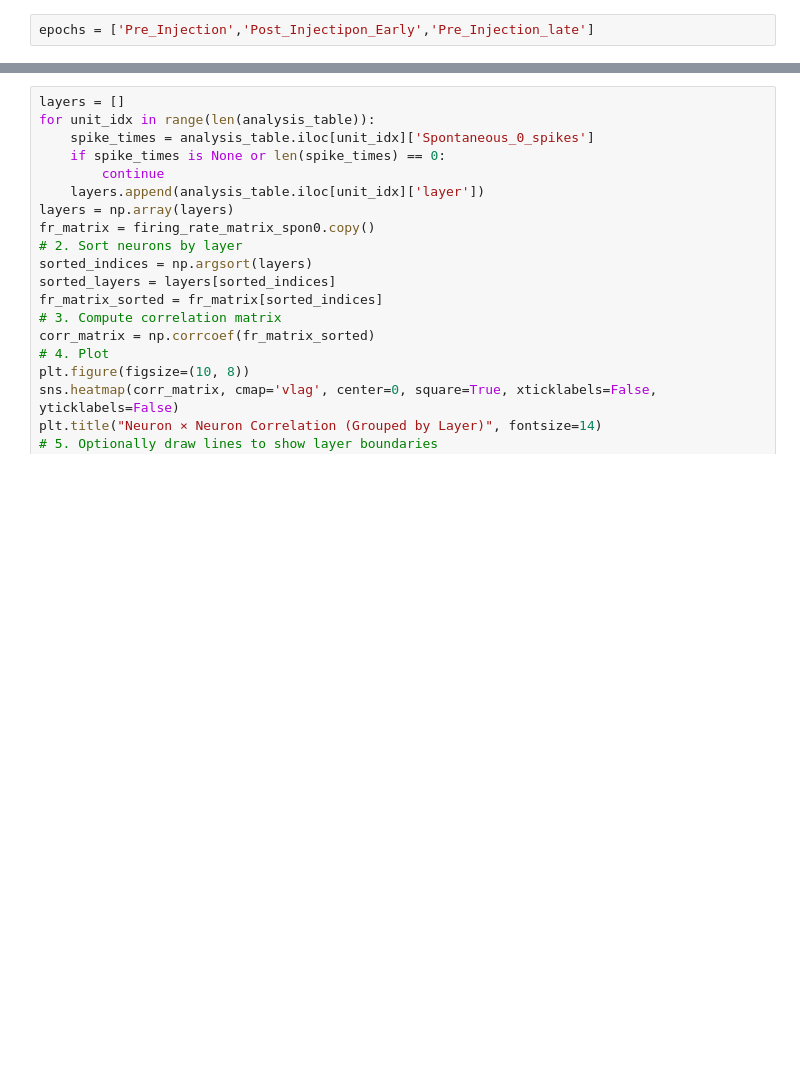
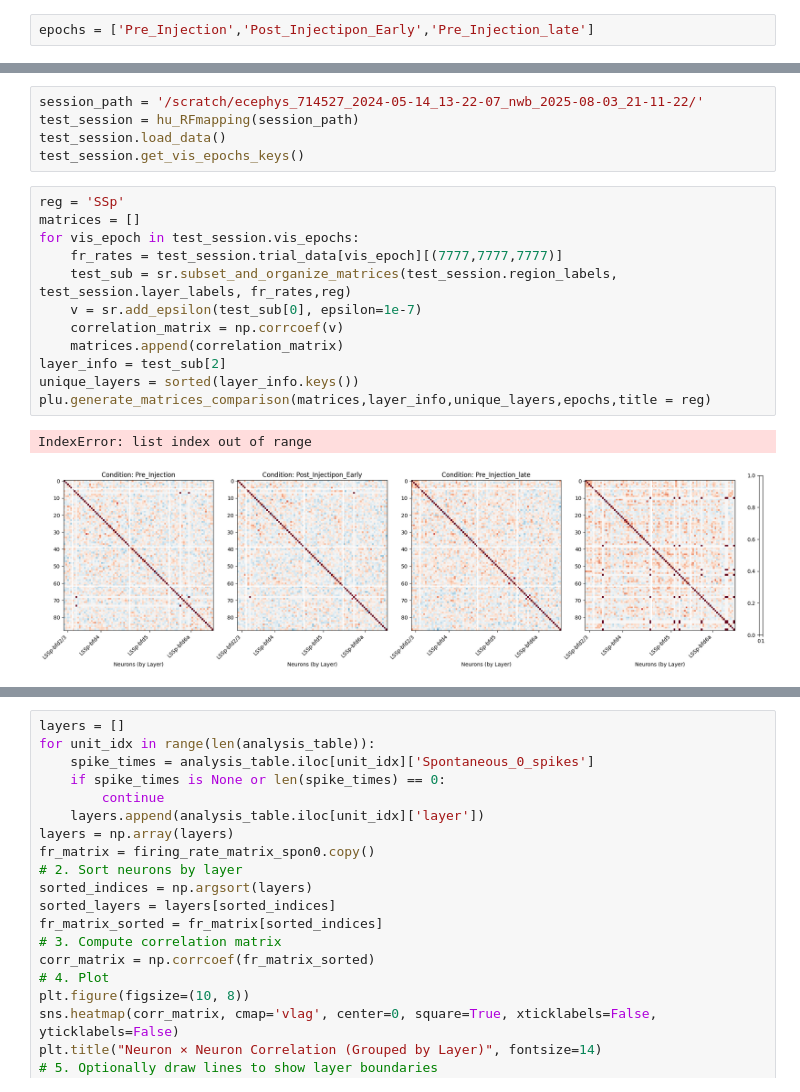
Before and after one commit to JunoWuu/Halluci-Nations, a Jupyter notebook: code/initial_visualization.ipynb, the cells around one changed output, grey strips where cells are left out. Drawn from its saved outputs; the diff is of its cells as text; blank space fills up the shorter version.

```diff
--- a/code/initial_visualization.ipynb
+++ b/code/initial_visualization.ipynb
@@ -209,0 +150,20 @@ plu.generate_matrices_comparison(matrices,layer_info,unique_layers,epochs)
+# %%
+session_path = '/scratch/ecephys_714527_2024-05-14_13-22-07_nwb_2025-08-03_21-11-22/'
+test_session = hu_RFmapping(session_path)
+test_session.load_data()
+test_session.get_vis_epochs_keys()
+# %%
+reg = 'SSp'
+matrices = []
+for vis_epoch in test_session.vis_epochs:
+    fr_rates = test_session.trial_data[vis_epoch][(7777,7777,7777)]
+    test_sub = sr.subset_and_organize_matrices(test_session.region_labels, test_session.layer_labels, fr_rates,reg)
+    v = sr.add_epsilon(test_sub[0], epsilon=1e-7)
+    correlation_matrix = np.corrcoef(v)
+    matrices.append(correlation_matrix)
+layer_info = test_sub[2]
+unique_layers = sorted(layer_info.keys())
+plu.generate_matrices_comparison(matrices,layer_info,unique_layers,epochs,title = reg)
+# %% [output]
+IndexError: list index out of range
+[figure, added]
```
Also changed, not shown: parts of 21 cells of this notebook, 7 other files.
